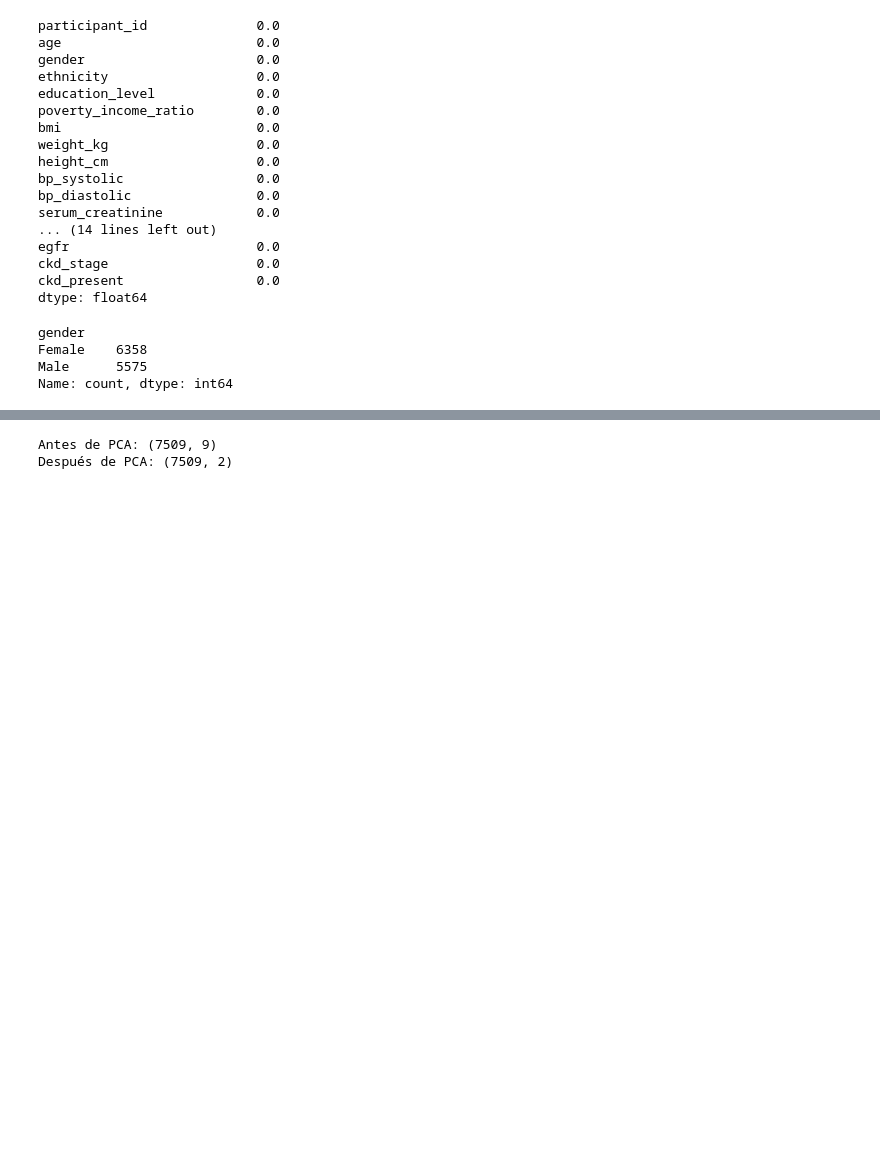
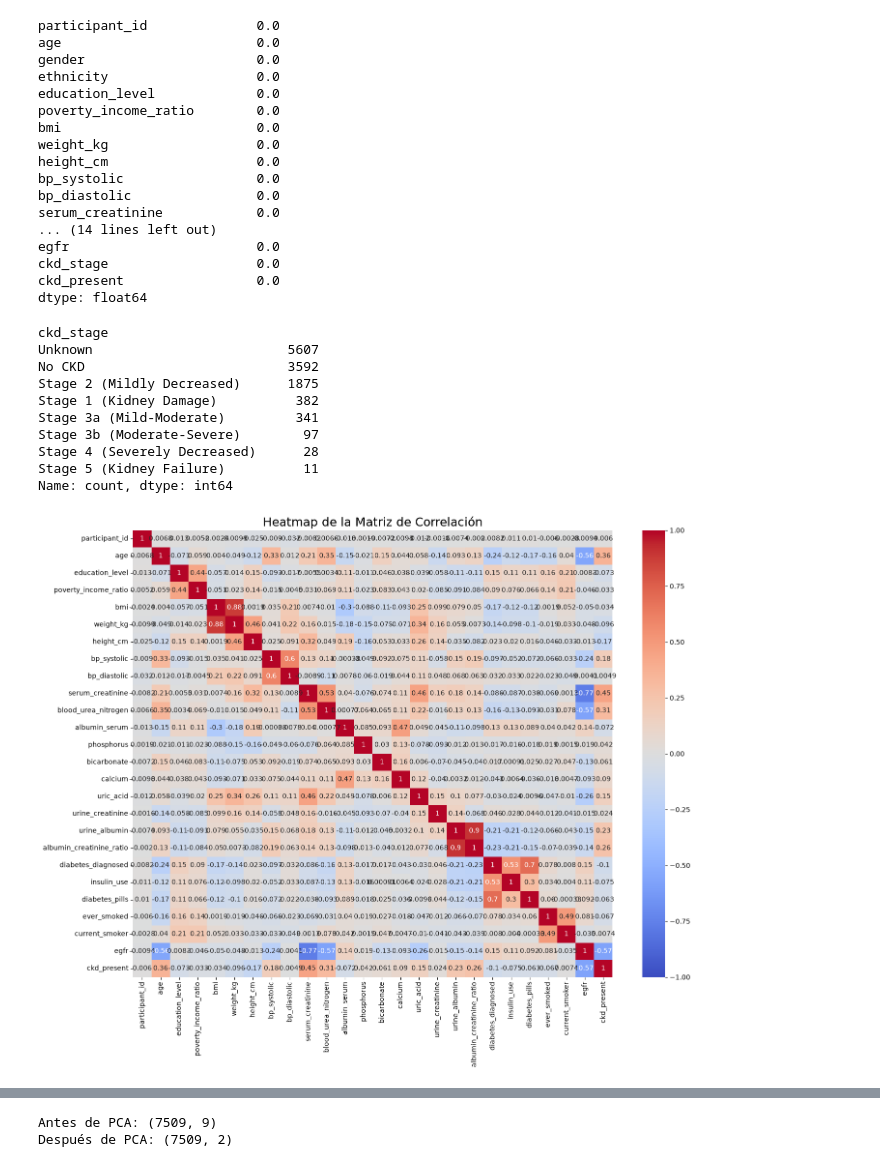
Before and after one commit to GonzaloManterola/Grupo27Ciencias, a Jupyter notebook: Main.ipynb, the cells around one changed output, grey strips where cells are left out. Saved outputs shown, nothing was run; the diff lists cells and outputs as text; code cells hidden in the pictures; blank space fills up the shorter version.

Commit message:
Matrices de correlacion

```diff
--- a/Main.ipynb
+++ b/Main.ipynb
@@ -189,10 +189,34 @@ dtype: float64
 # %%
 
 # Muestra todos los valores únicos y su frecuencia (incluyendo NaN)
-columna = 'gender'
+columna = 'ckd_stage'
 print(raw_dataset[columna].value_counts(dropna=False))
 # %% [output]
-gender
-Female    6358
-Male      5575
+ckd_stage
+Unknown                         5607
+No CKD                          3592
+Stage 2 (Mildly Decreased)      1875
+Stage 1 (Kidney Damage)          382
+Stage 3a (Mild-Moderate)         341
+Stage 3b (Moderate-Severe)        97
+Stage 4 (Severely Decreased)      28
+Stage 5 (Kidney Failure)          11
 Name: count, dtype: int64
+# %%
+import seaborn as sns
+import matplotlib.pyplot as plt
+import numpy as np
+
+
+CleanNumeric = Clean.select_dtypes(include=[np.number])
+# Generamos la matriz de correlacion, teniendo en cuenta unicamente valores numericos
+correlation_matrix = CleanNumeric.corr()
+
+%matplotlib inline
+#imprimimos la matriz como un heatmap
+plt.figure(figsize=(16,12))
+sns.heatmap(correlation_matrix, vmin=-1.0, vmax=1.0, center=0.0, annot=True, cmap='coolwarm')
+plt.title('Heatmap de la Matriz de Correlación', fontsize=18)
+plt.show()
+# %% [output]
+[figure, added]
```
Also changed, not shown: parts of 17 cells of this notebook, 1 other file.
